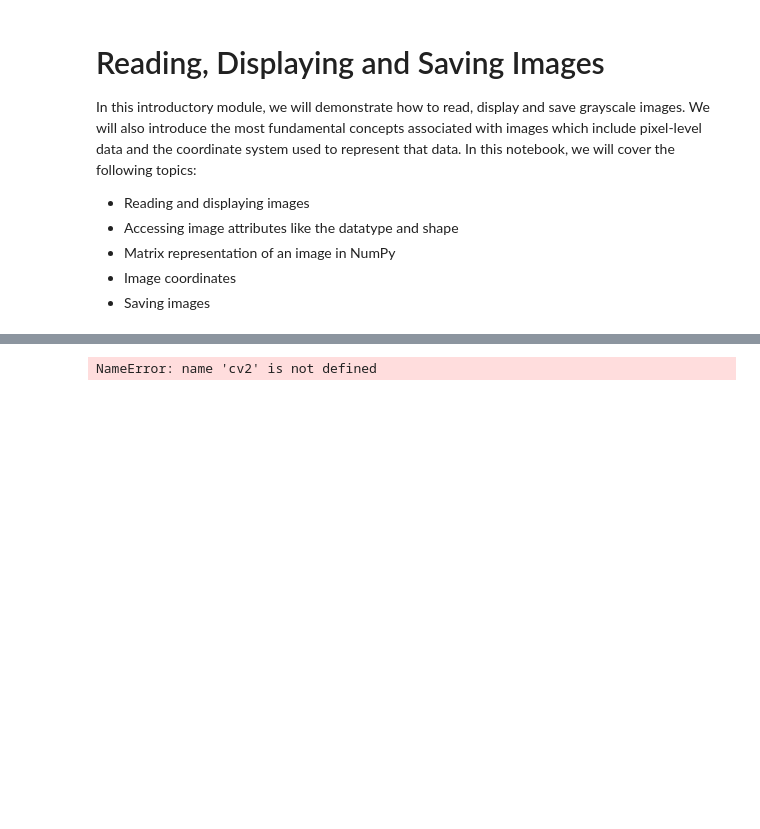
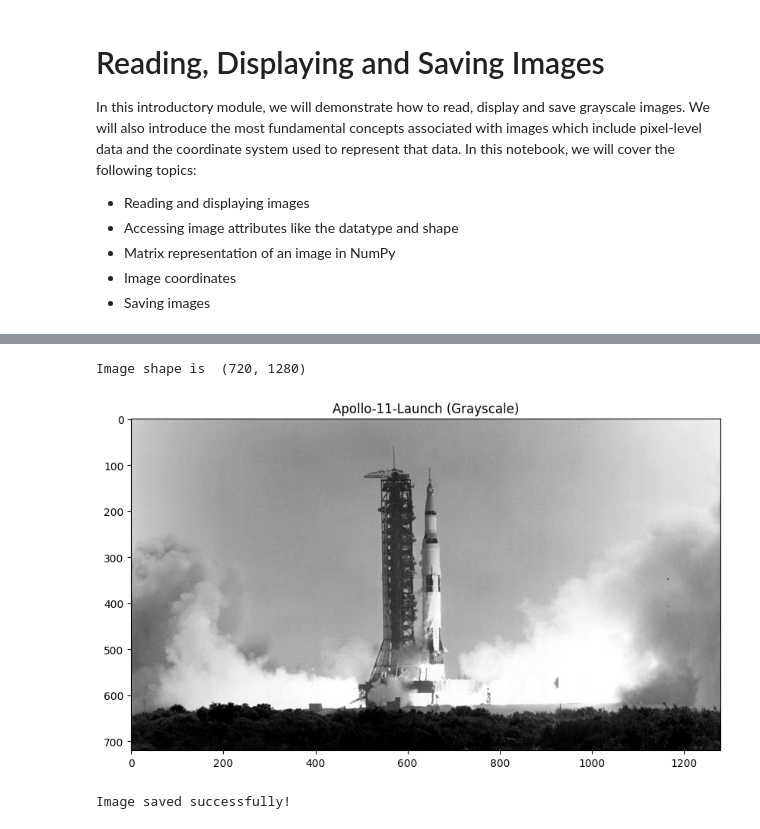
Before and after one commit to Jaristilde/cv2, a Jupyter notebook: Joane_Week_1_Assignment1_of_01_01_Reading_Displaying_Saving_Images.ipynb, the cells around one changed output, grey strips where cells are left out. Drawn from its saved outputs; the diff is of its cells as text; code cells hidden in the pictures; blank space fills up the shorter version.

```diff
--- a/Joane_Week_1_Assignment1_of_01_01_Reading_Displaying_Saving_Images.ipynb
+++ b/Joane_Week_1_Assignment1_of_01_01_Reading_Displaying_Saving_Images.ipynb
@@ -293,17 +309,28 @@ ls: cannot access '/content/cv2/': No such file or directory
 # %%
+# Import required libraries first
+import cv2
+import numpy as np
+import matplotlib.pyplot as plt
+import matplotlib
+%matplotlib inline
+
 # Read the image ('Apollo-11-launch.jpg') using OpenCV imread() as a grayscale image.
-image_gray = cv2.imread('/content/cv2/Mod1/Apollo-11-Launch.jpg', cv2.IMREAD_GRAYSCALE)
+# Note: Using the correct path for your local environment
+image_gray = cv2.imread('/Users/joanearistilde/ComputerVisionCvWeek+1/cv2/Mod1/Apollo-11-launch.jpg', cv2.IMREAD_GRAYSCALE)
 
 # Print the image width and height.
 print('Image shape is ', image_gray.shape)
 
-
 # Display the image using matplotlib imshow().
-plt.figure(figsize = [10, 10]);
-plt.imshow(image_gray, cmap = 'gray');
-
+plt.figure(figsize = [10, 10])
+plt.imshow(image_gray, cmap = 'gray')
+plt.title('Apollo-11-Launch (Grayscale)')
+plt.show()
 
 # Save the image as a PNG file using OpenCV imwrite().
-cv2.imwrite('/content/cv2/Mod1/NEW_Apollo-11-Launch.png', image_gray)
+cv2.imwrite('/Users/joanearistilde/ComputerVisionCvWeek+1/cv2/Mod1/NEW_Apollo-11-Launch.png', image_gray)
+print('Image saved successfully!')
 # %% [output]
-NameError: name 'cv2' is not defined
+Image shape is  (720, 1280)
+[figure, added]
+Image saved successfully!
```
Also changed, not shown: parts of 8 cells of this notebook, 1 other file.
